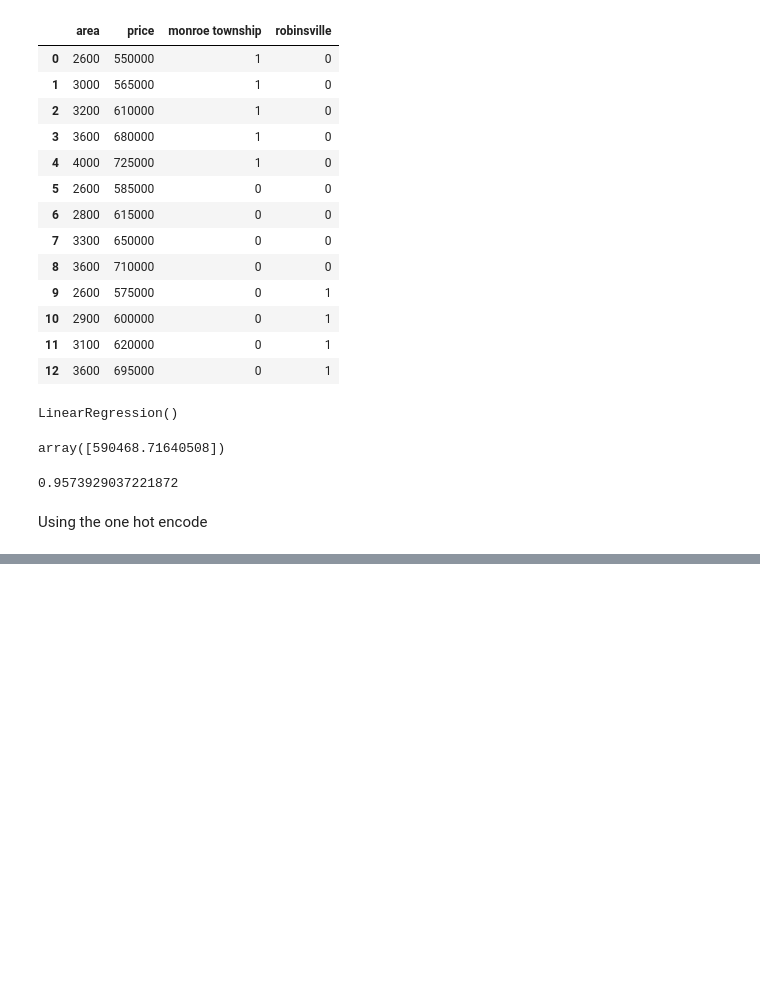
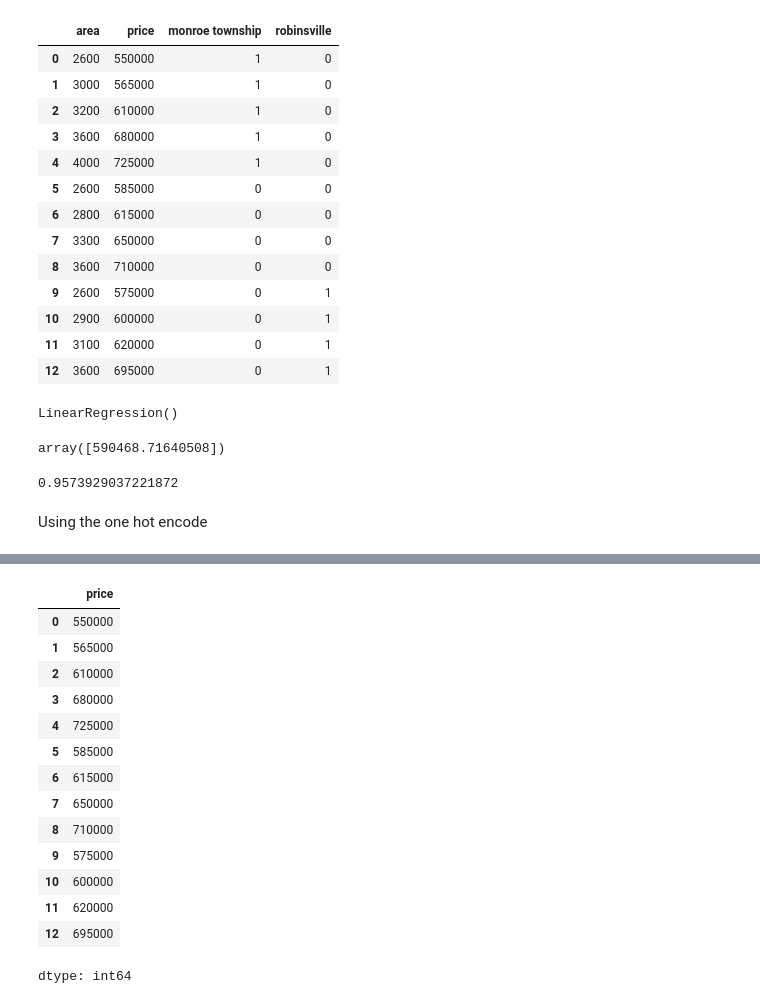
Before and after one commit to mvuddandi/ML-StatModels, a Jupyter notebook: One_hot_encoder.ipynb, the cells around one changed output, grey strips where cells are left out. Saved outputs shown, nothing was run; the diff lists cells and outputs as text; code cells hidden in the pictures; blank space fills up the shorter version.

```diff
--- a/One_hot_encoder.ipynb
+++ b/One_hot_encoder.ipynb
@@ -110,0 +169,19 @@ Using the one hot encode
+# %%
+y = df_mer2.price
+y
+# %% [output]
+|  | price |
+| 0 | 550000 |
+| 1 | 565000 |
+| 2 | 610000 |
+| 3 | 680000 |
+| 4 | 725000 |
+| 5 | 585000 |
+| 6 | 615000 |
+| 7 | 650000 |
+| 8 | 710000 |
+| 9 | 575000 |
+| 10 | 600000 |
+| 11 | 620000 |
+| 12 | 695000 |
+dtype: int64
```
Also changed, not shown: parts of 10 cells of this notebook.
